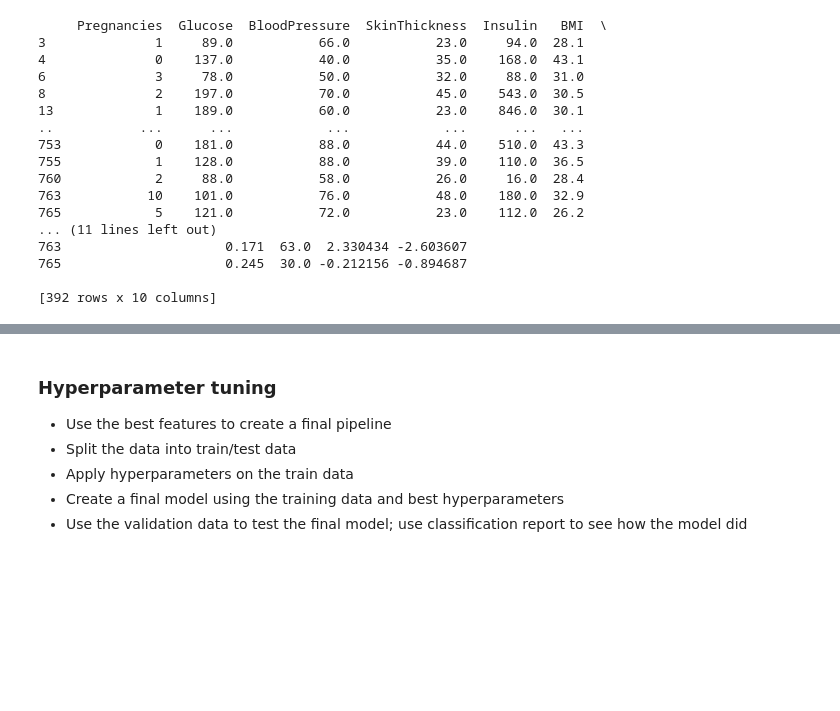
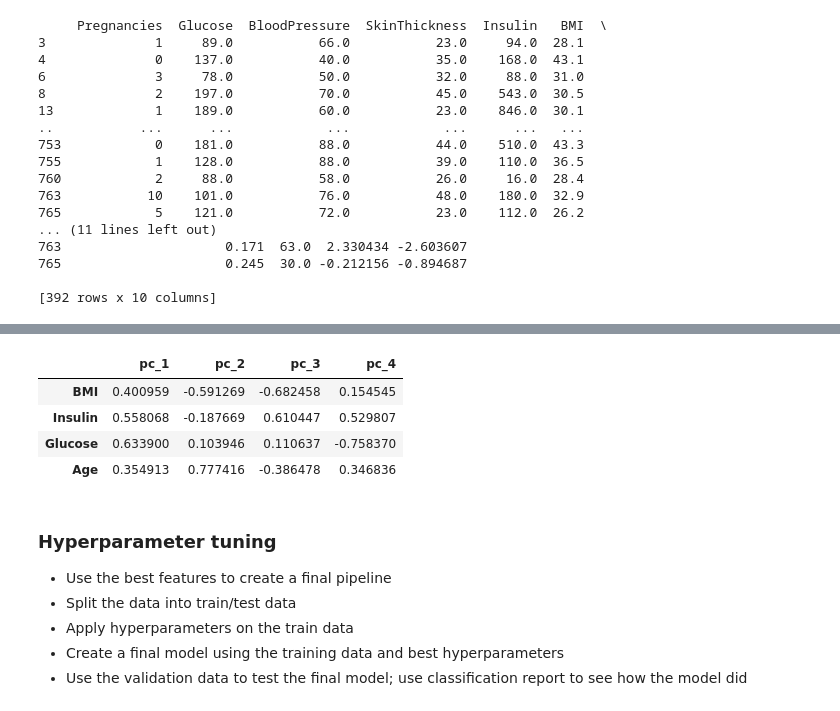
Before and after one commit to nico-palmar/ML_notebooks, a Jupyter notebook: xgb-diabetic-predictions.ipynb, the cells around one changed output, grey strips where cells are left out. Saved outputs shown, nothing was run; the diff lists cells and outputs as text; code cells hidden in the pictures; blank space fills up the shorter version.

```diff
--- a/xgb-diabetic-predictions.ipynb
+++ b/xgb-diabetic-predictions.ipynb
@@ -506,3 +546,14 @@ NameError: name 'df' is not defined
+# %%
+# repeat one last time, this time without BMI
+features_3 = ['Pregnancies', 'Insulin', 'Glucose', 'Age']
+loadings_3 = get_pca_loadings(imputed_train_df, features_3)
+loadings_3
+# %% [output]
+|  | pc_1 | pc_2 | pc_3 | pc_4 |
+| BMI | 0.400959 | -0.591269 | -0.682458 | 0.154545 |
+| Insulin | 0.558068 | -0.187669 | 0.610447 | 0.529807 |
+| Glucose | 0.633900 | 0.103946 | 0.110637 | -0.758370 |
+| Age | 0.354913 | 0.777416 | -0.386478 | 0.346836 |
 # %% [markdown]
 ### Hyperparameter tuning
 - Use the best features to create a final pipeline
```
Also changed, not shown: parts of 5 cells of this notebook.
